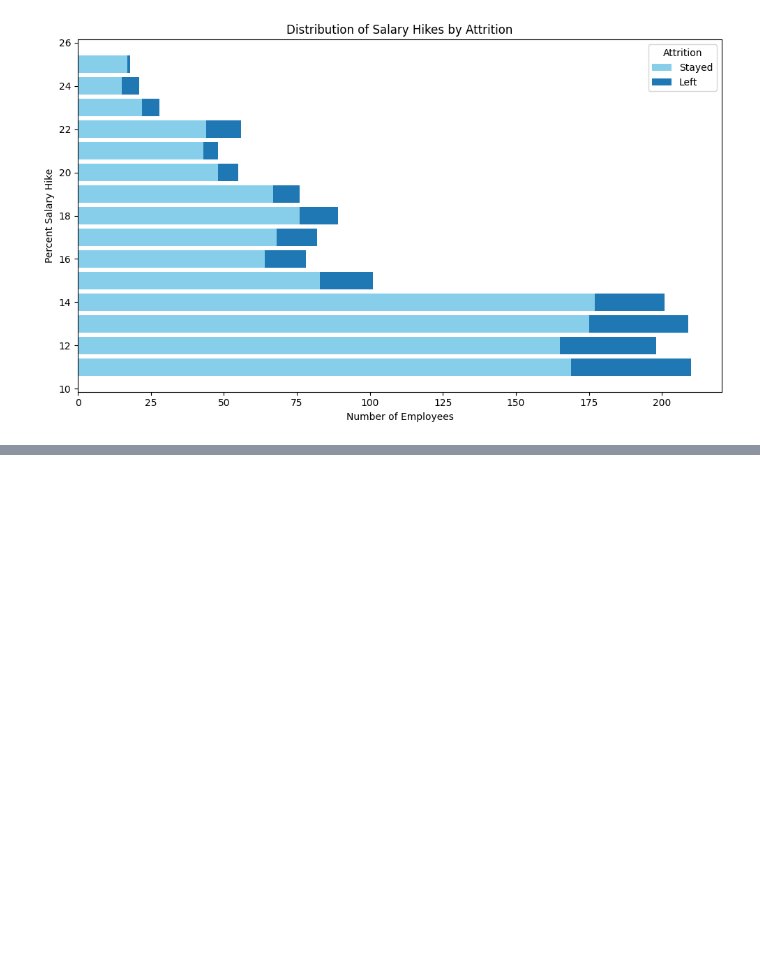
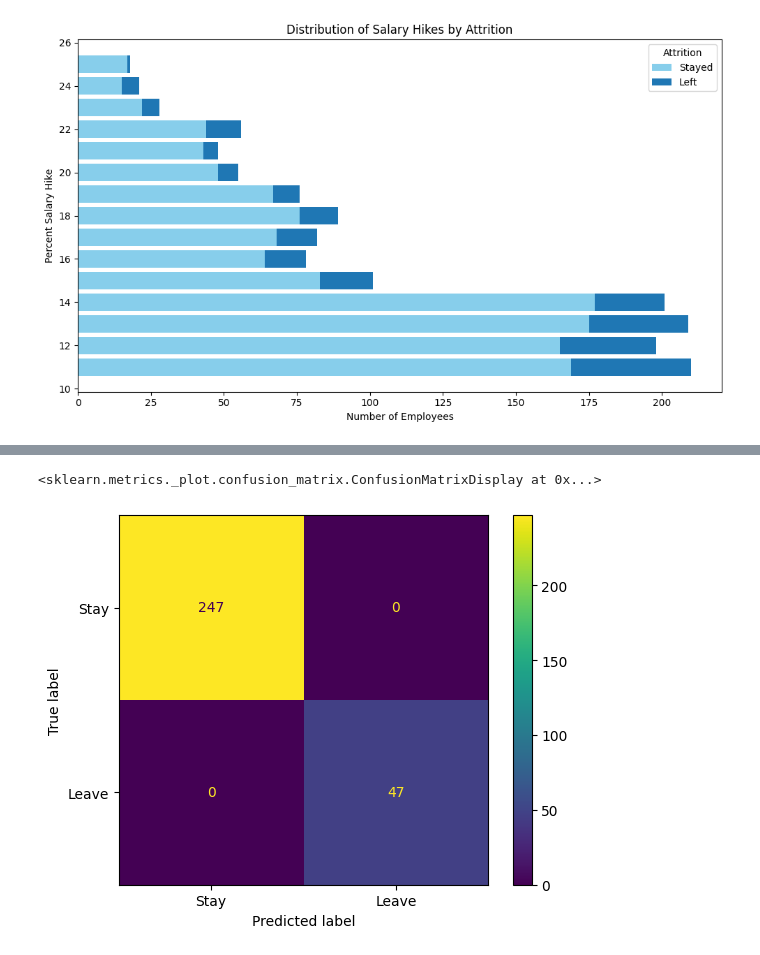
Before and after one commit to AabharanGupta/HR-Attrition-Dashboard, a Jupyter notebook: Project.ipynb, the cells around one changed output, grey strips where cells are left out. Cells and saved outputs as stored; diff of their text form; code cells hidden in the pictures; blank space fills up the shorter version.

Commit message:
model

```diff
--- a/Project.ipynb
+++ b/Project.ipynb
@@ -942,0 +954,36 @@ plt.show()
+# %%
+df_encoded = df.copy()
+label_encoders = {}
+
+for col in df_encoded.select_dtypes(include='object').columns:
+    le = LabelEncoder()
+    df_encoded[col] = le.fit_transform(df_encoded[col])
+    label_encoders[col] = le
+
+X = df_encoded.drop(columns=['Attrition','IncomeBin','Attrition_Encoded','Overtime_Encoded'])
+y = df_encoded['Attrition']
+
+scaler = StandardScaler()
+X_scaled = scaler.fit_transform(X)
+# %%
+X_train, X_test, y_train, y_test = train_test_split(
+    X_scaled, y, test_size=0.2, random_state=42, stratify=y
+)
+# %%
+log_model = LogisticRegression()
+
+param_grid = {
+    'C': [0.01, 0.1, 1, 10],
+    'penalty': ['l2'],
+    'solver': ['liblinear']
+}
+
+grid_search = GridSearchCV(log_model, param_grid, cv=5, scoring='accuracy')
+grid_search.fit(X_train, y_train)
+
+best_model = grid_search.best_estimator_
+# %%
+y_pred = best_model.predict(X_test)
+
+print("Best Parameters:", grid_search.best_params_)
+print("Classification Report:\n", classification_report(y_test, y_pred))
@@ -942,0 +1001,7 @@ plt.show()
+# %%
+cm = confusion_matrix(y_test, y_pred)
+disp = ConfusionMatrixDisplay(confusion_matrix=cm, display_labels=['Stay', 'Leave'])
+disp.plot()
+# %% [output]
+<sklearn.metrics._plot.confusion_matrix.ConfusionMatrixDisplay at 0x...>
+[figure, added]
```
Also changed, not shown: parts of 6 cells of this notebook, 1 other file.
